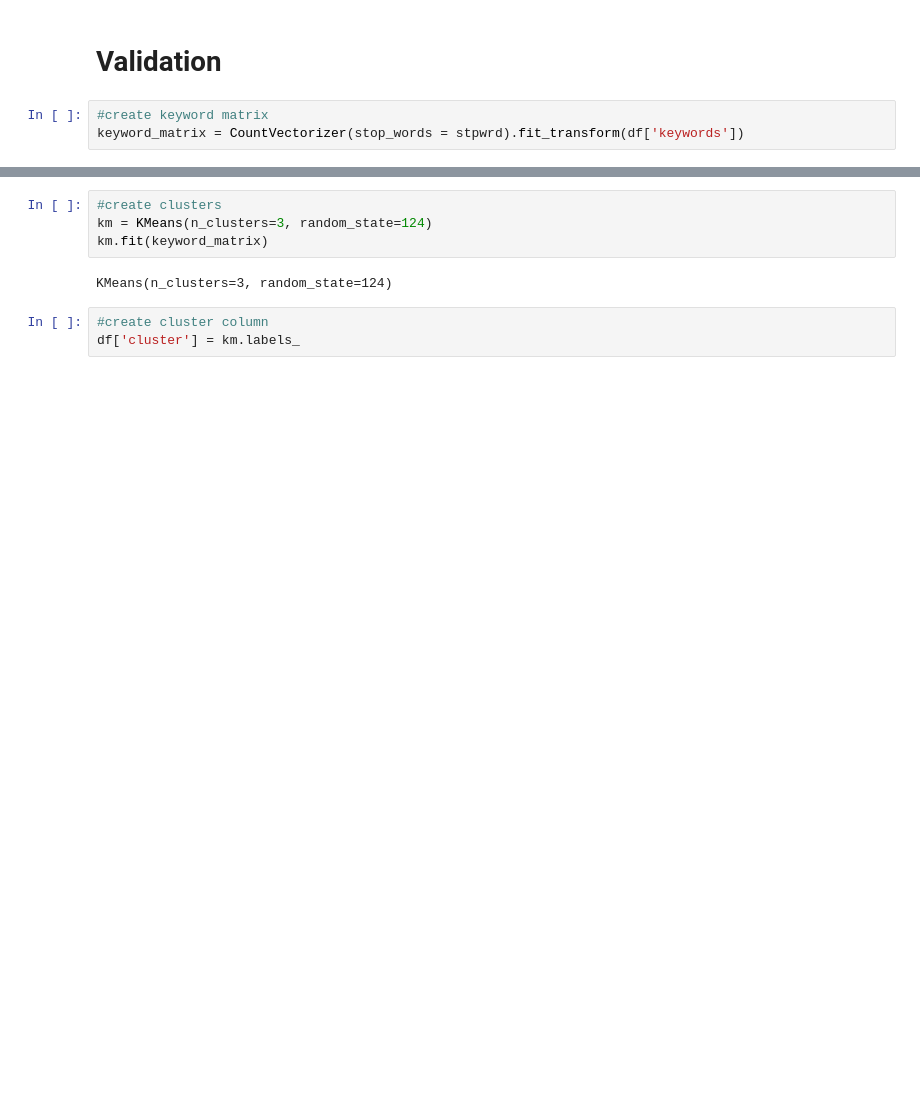
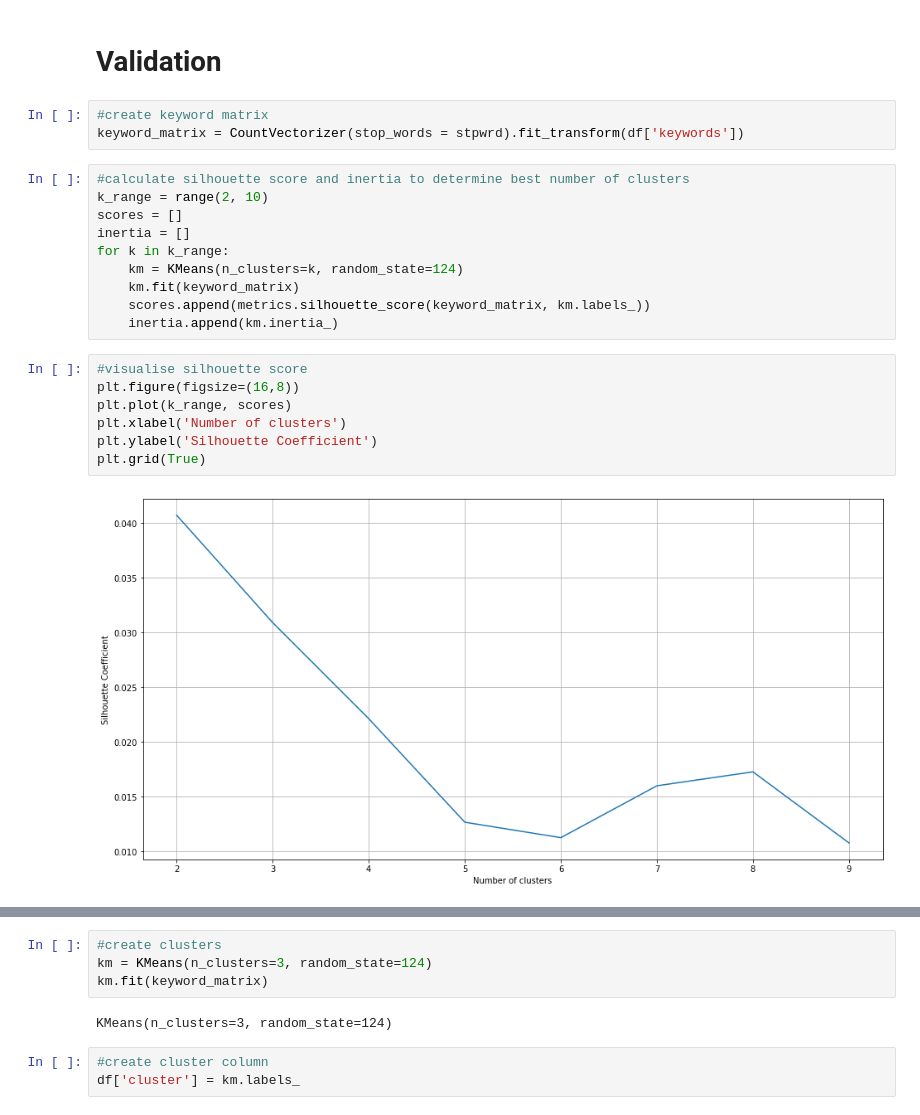
Before and after one commit to YaszMoon/DF-Capstone, a Jupyter notebook: capstone 2.ipynb, the cells around one changed output, grey strips where cells are left out. Cells and saved outputs as stored; diff of their text form; blank space fills up the shorter version.

Commit message:
Update capstone 2.ipynb
Inserted additional code for validation including graphs for silhouette and inertia.

```diff
--- a/capstone 2.ipynb
+++ b/capstone 2.ipynb
@@ -225,3 +224,22 @@ Top 5 recommended towns/cities based on your last visited place - London:
 # %%
 #create keyword matrix
 keyword_matrix = CountVectorizer(stop_words = stpwrd).fit_transform(df['keywords'])
+# %%
+#calculate silhouette score and inertia to determine best number of clusters
+k_range = range(2, 10)
+scores = []
+inertia = []
+for k in k_range:
+    km = KMeans(n_clusters=k, random_state=124)
+    km.fit(keyword_matrix)
+    scores.append(metrics.silhouette_score(keyword_matrix, km.labels_))
+    inertia.append(km.inertia_)
+# %%
+#visualise silhouette score
+plt.figure(figsize=(16,8))
+plt.plot(k_range, scores)
+plt.xlabel('Number of clusters')
+plt.ylabel('Silhouette Coefficient')
+plt.grid(True)
+# %% [output]
+[figure, added]
```
Also changed, not shown: parts of 7 cells of this notebook.
